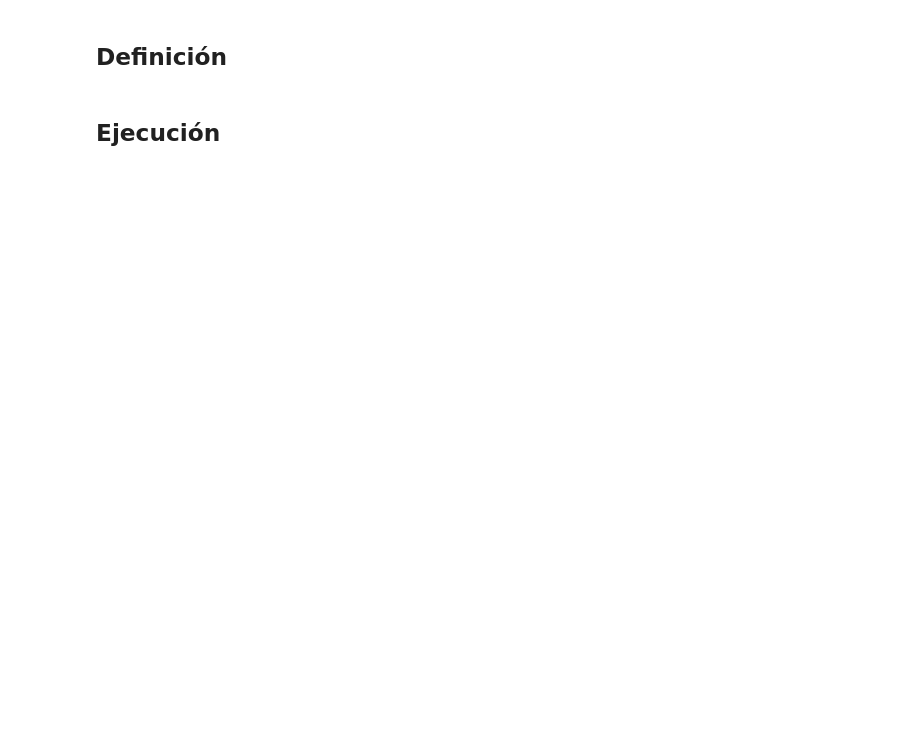
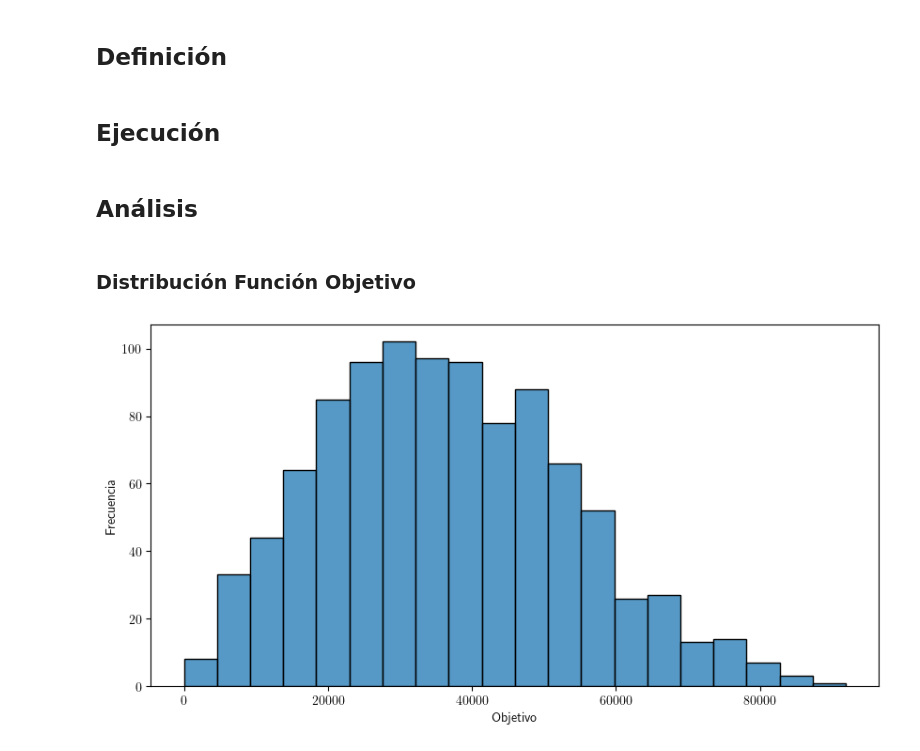
Before and after one commit to sponja23/invop-tp, a Jupyter notebook: experimentos/experimento_2.ipynb, the cells around one changed output. Cells and saved outputs as stored; diff of their text form; code cells hidden in the pictures; blank space fills up the shorter version.

Commit message:
Refactor experimento 2

```diff
--- a/experimentos/experimento_2.ipynb
+++ b/experimentos/experimento_2.ipynb
@@ -46,3 +48,5 @@ experimento = Experimento(
 ## Ejecución
 # %%
 resultados = experimento.ejecutar()
+# %% [markdown]
+## Análisis
@@ -48,0 +55,8 @@ resultados = experimento.ejecutar()
+# %% [markdown]
+### Distribución Función Objetivo
+# %%
+fig = histograma(resultados.objetivos, xlabel="Objetivo")
+
+experimento.guardar_imagen(fig, "distribucion_objetivo")
+# %% [output]
+[figure, added]
```
Also changed, not shown: parts of 12 cells of this notebook, 5 other files.
